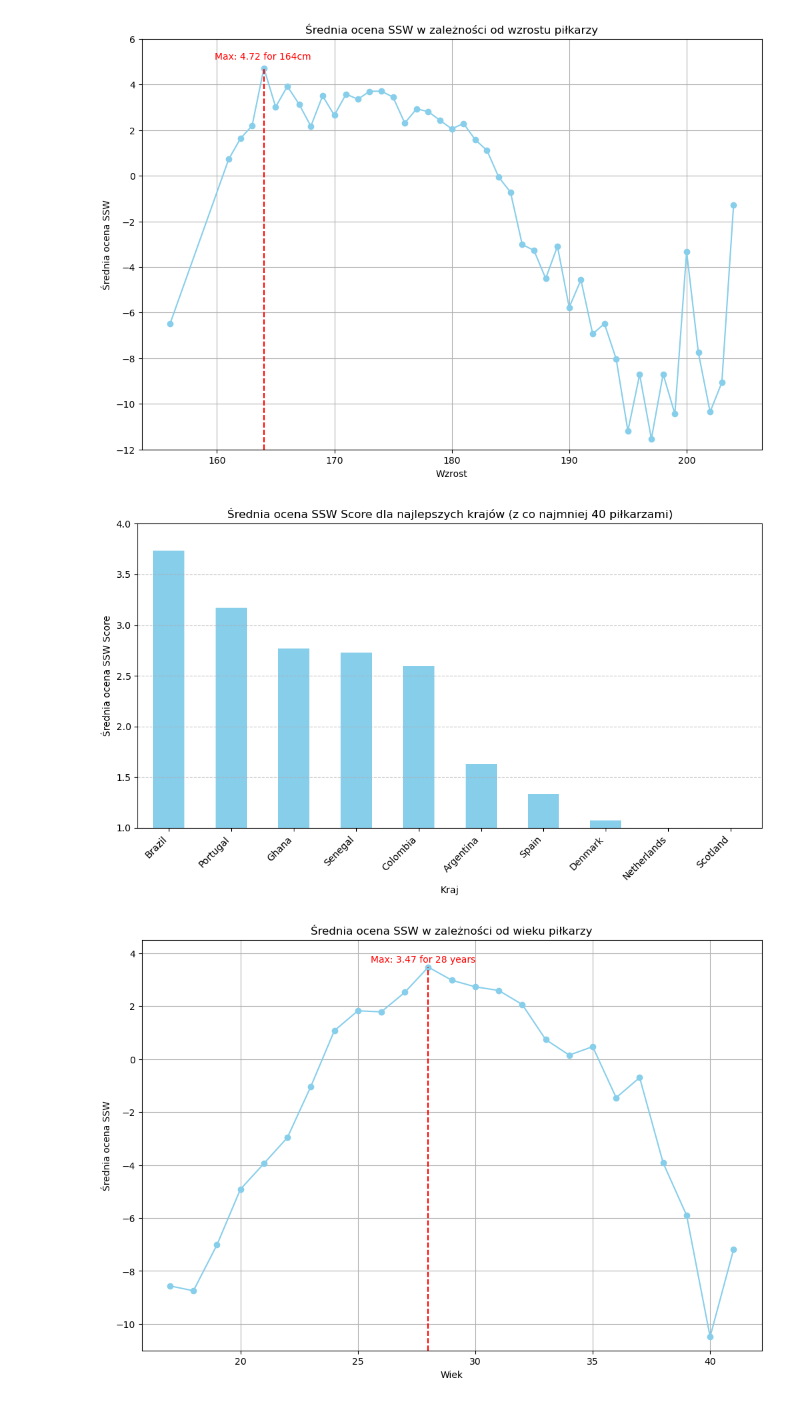
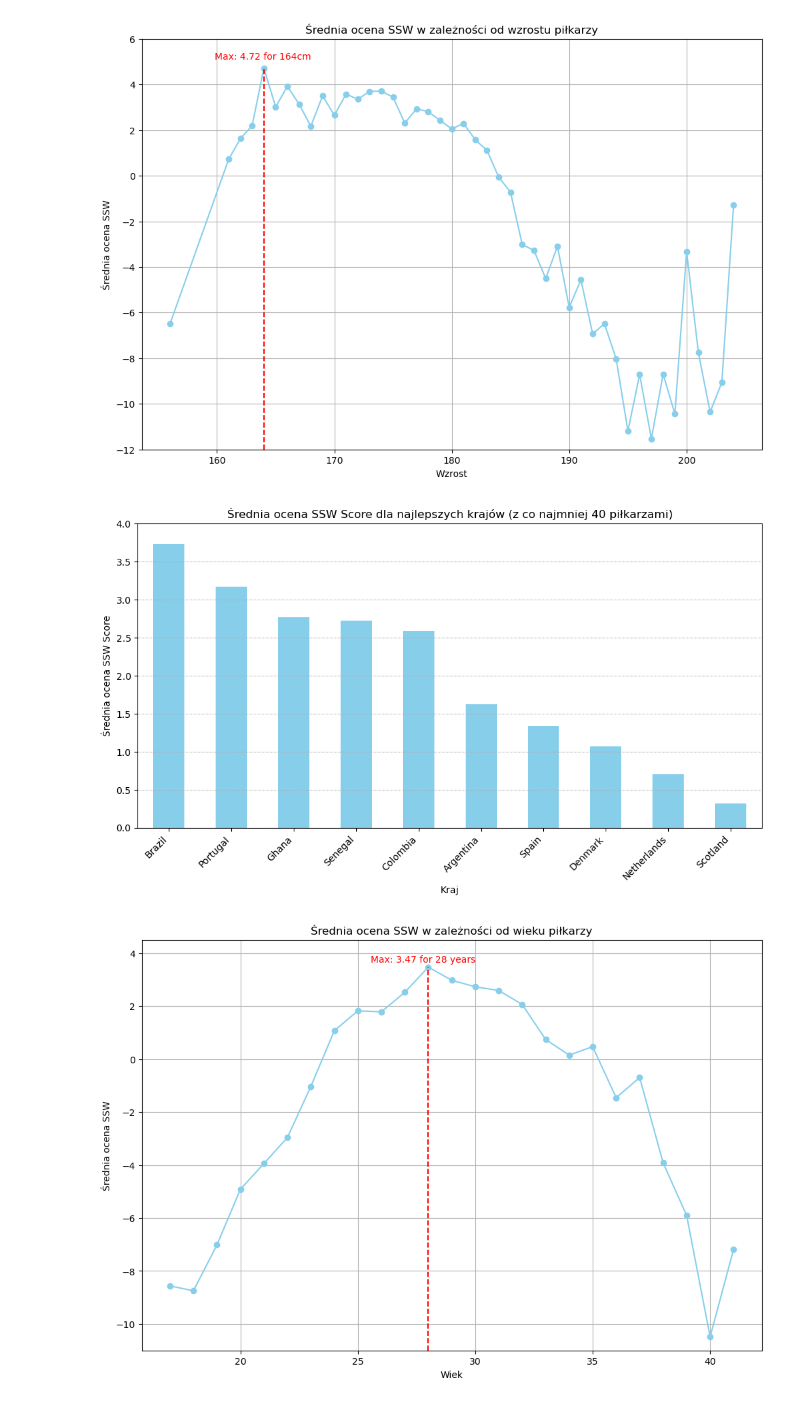
Before and after one commit to izabelakolodziejska/Fifa_players_analysis, a Jupyter notebook: fifa_analysys.ipynb, the cells around one changed output. Drawn from its saved outputs; the diff is of its cells as text; code cells hidden in the pictures.

```diff
--- a/fifa_analysys.ipynb
+++ b/fifa_analysys.ipynb
@@ -542,28 +542,28 @@ plt.show()
 # %%
 players_count_by_country = sorted_data['country'].value_counts()
 
 top_countries = players_count_by_country[players_count_by_country >= 40].index
 
 average_scores_by_country = sorted_data[sorted_data['country'].isin(top_countries)].groupby('country')['SSW Score'].mean()
 
 top_countries = average_scores_by_country.nlargest(10).index
 
 top_countries_data = sorted_data[sorted_data['country'].isin(top_countries)]
 
 plt.figure(figsize=(10, 6))
 bar_plot = average_scores_by_country[top_countries].plot(kind='bar', color='skyblue')
 plt.xlabel('Kraj')
 plt.ylabel('Średnia ocena SSW Score')
 plt.title('Średnia ocena SSW Score dla najlepszych krajów (z co najmniej 40 piłkarzami)')
 plt.xticks(rotation=45, ha='right')
 plt.grid(axis='y', linestyle='--', alpha=0.7)
 plt.tight_layout()
 
-bar_plot.set_ylim(1, 4)
+bar_plot.set_ylim(0, 4)
 
 plt.show()
 # %% [output]
-[figure, old version]
+[figure, new version]
 # %%
 average_scores_by_age = data.groupby('age')['SSW Score'].mean()
 
```
Also changed, not shown: parts of 13 cells of this notebook.
